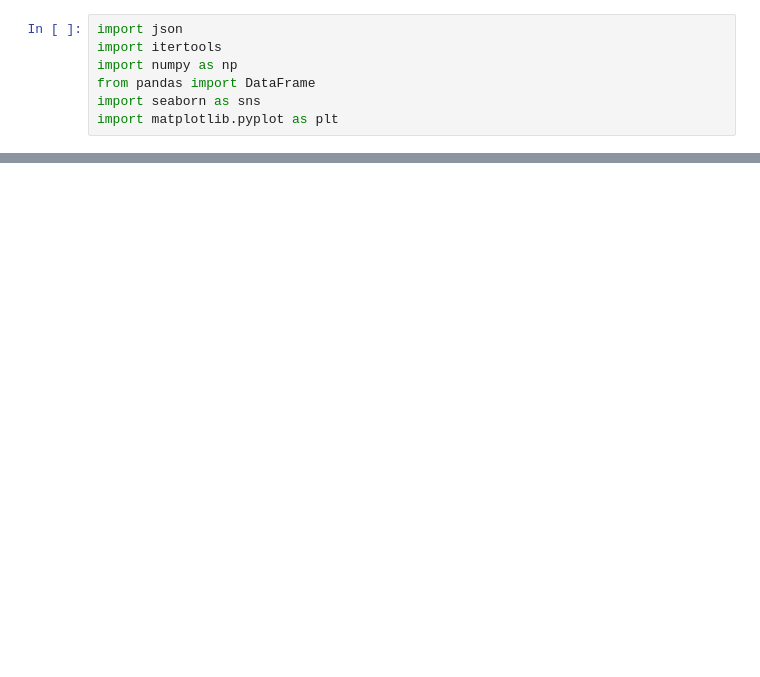
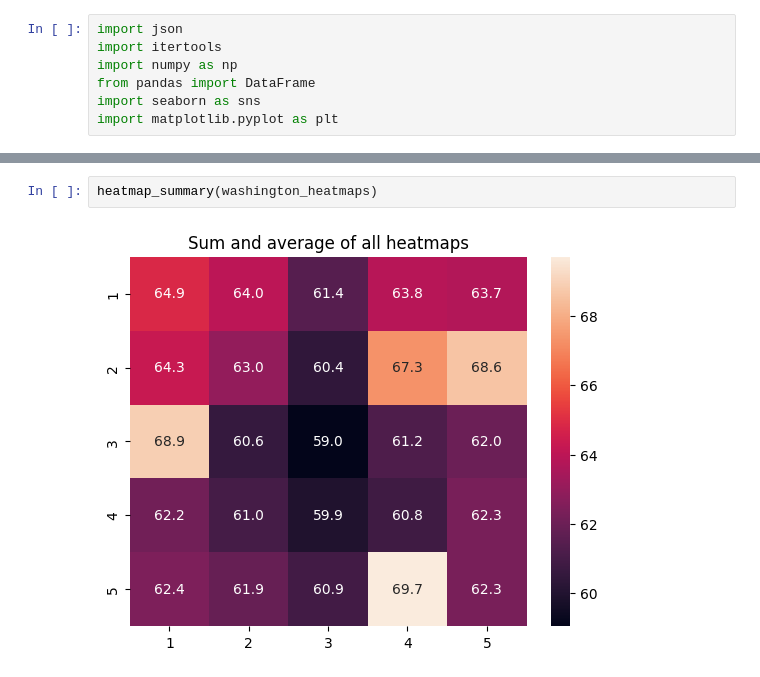
Before and after one commit to CalliEve/metro-map-editor, a Jupyter notebook: research_notebooks/heatmaps.ipynb, the cells around one changed output, grey strips where cells are left out. Saved outputs shown, nothing was run; the diff lists cells and outputs as text; blank space fills up the shorter version.

```diff
--- a/research_notebooks/heatmaps.ipynb
+++ b/research_notebooks/heatmaps.ipynb
@@ -83,0 +120,4 @@ plt.show()
+# %%
+heatmap_summary(washington_heatmaps)
+# %% [output]
+[figure, added]
```
Also changed, not shown: parts of 6 cells of this notebook, 25 other files.
